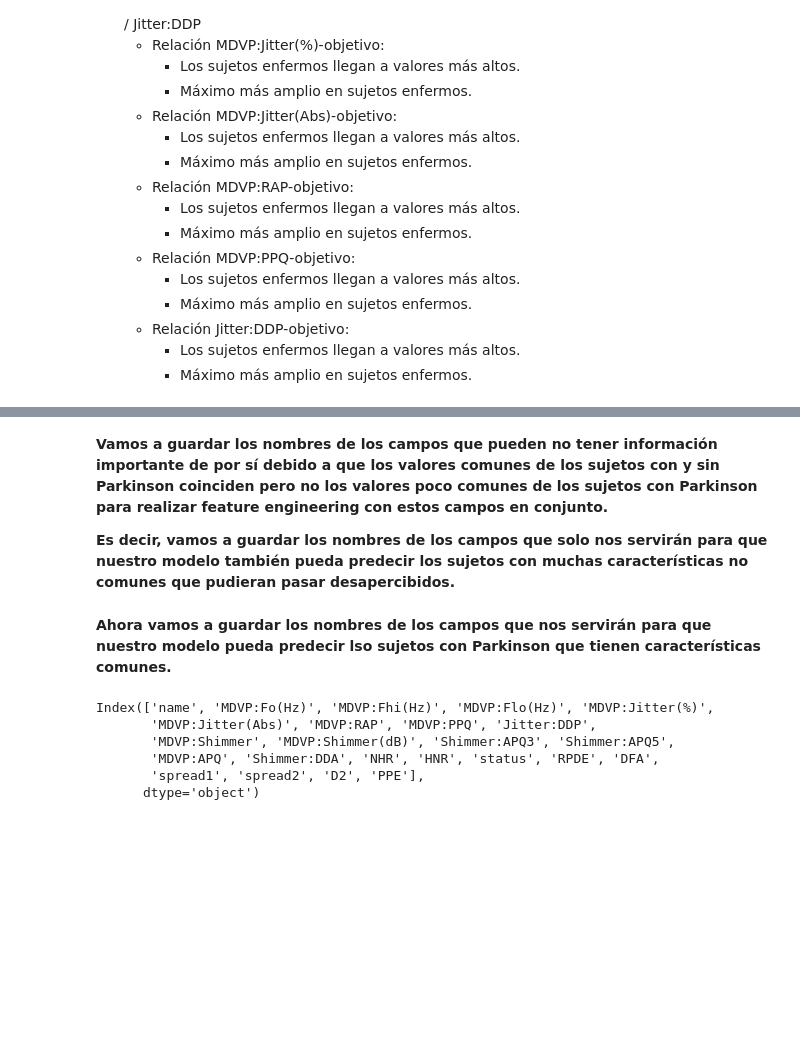
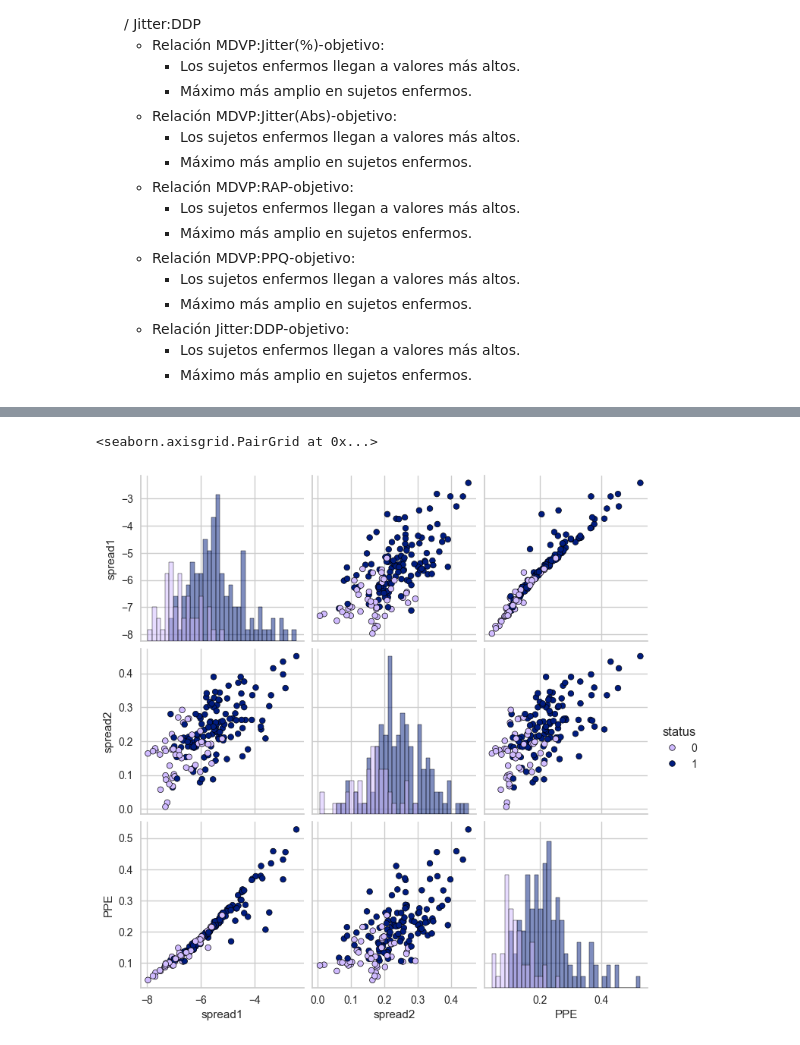
Before and after one commit to Toni2Morales/PrediccionParkinson, a Jupyter notebook: notebooks/Parkinson.ipynb, the cells around one changed output, grey strips where cells are left out. Cells and saved outputs as stored; diff of their text form; code cells hidden in the pictures; blank space fills up the shorter version.

```diff
--- a/notebooks/Parkinson.ipynb
+++ b/notebooks/Parkinson.ipynb
@@ -817,4 +754,0 @@ sns.pairplot(pd.concat([DataPrincipal[["spread1","spread2","PPE"]], DataPrincipa
-# %% [markdown]
-**Vamos a guardar los nombres de los campos que pueden no tener información importante de por sí debido a que los valores comunes de los sujetos con y sin Parkinson coinciden pero no los valores poco comunes de los sujetos con Parkinson para realizar feature engineering con estos campos en conjunto.**
-
-**Es decir, vamos a guardar los nombres de los campos que solo nos servirán para que nuestro modelo también pueda predecir los sujetos con muchas características no comunes que pudieran pasar desapercibidos.**
@@ -826,2 +754,0 @@ CarNoComunes = ["MDVP:Fo(Hz)", "MDVP:Fhi(Hz)",
-# %% [markdown]
-**Ahora vamos a guardar los nombres de los campos que nos servirán para que nuestro modelo pueda predecir lso sujetos con Parkinson que tienen características comunes.**
@@ -830,9 +755,11 @@ CarComunes = ["MDVP:Fo(Hz)", "MDVP:Flo(Hz)"]
-# %%
-DataPrincipal.columns
-# %% [output]
-Index(['name', 'MDVP:Fo(Hz)', 'MDVP:Fhi(Hz)', 'MDVP:Flo(Hz)', 'MDVP:Jitter(%)',
-       'MDVP:Jitter(Abs)', 'MDVP:RAP', 'MDVP:PPQ', 'Jitter:DDP',
-       'MDVP:Shimmer', 'MDVP:Shimmer(dB)', 'Shimmer:APQ3', 'Shimmer:APQ5',
-       'MDVP:APQ', 'Shimmer:DDA', 'NHR', 'HNR', 'status', 'RPDE', 'DFA',
-       'spread1', 'spread2', 'D2', 'PPE'],
-      dtype='object')
+# %%
+sns.pairplot(data = pd.concat([DataPrincipal[["spread1","spread2","PPE"]],
+                        DataPrincipal["status"]], axis = 1),
+                hue = "status",
+                diag_kind = "hist",
+                diag_kws = {"bins": 35},
+                plot_kws=dict(s=30, edgecolor="black", linewidth = 0.5),
+                palette = [sns.color_palette("pastel")[4], sns.color_palette("dark")[0]])
+# %% [output]
+<seaborn.axisgrid.PairGrid at 0x...>
+[figure, added]
```
Also changed, not shown: parts of 48 cells of this notebook.
